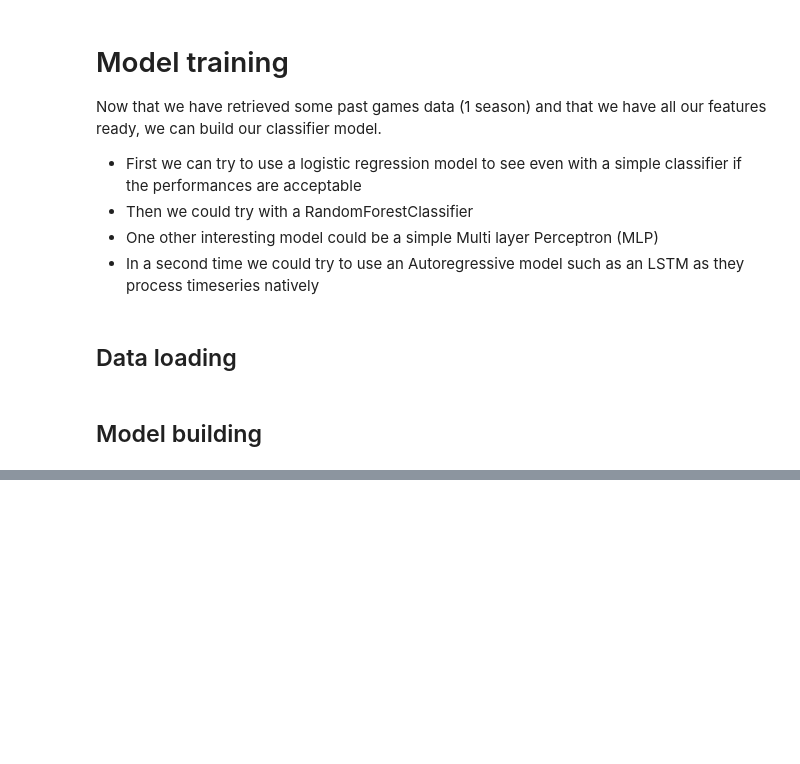
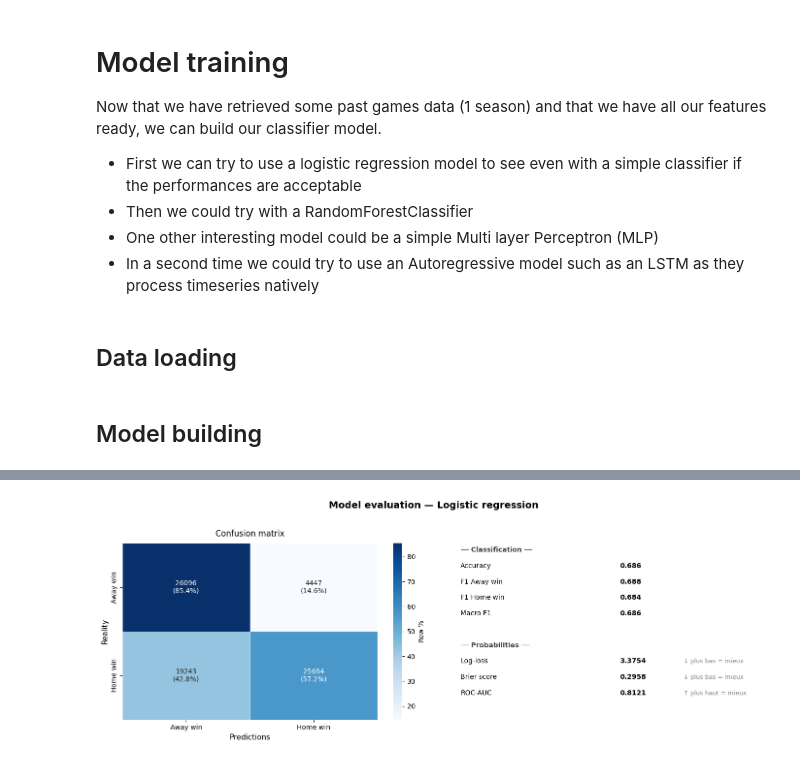
Before and after one commit to Benjam8/LiveWinningProbabilityTracker, a Jupyter notebook: notebooks/02_model_training.ipynb, the cells around one changed output, grey strips where cells are left out. Saved outputs shown, nothing was run; the diff lists cells and outputs as text; code cells hidden in the pictures; blank space fills up the shorter version.

```diff
--- a/notebooks/02_model_training.ipynb
+++ b/notebooks/02_model_training.ipynb
@@ -28,0 +60,15 @@ df = pd.read_csv()
+# %%
+X_train = df_train.drop(['GAME_ID', 'home_win'], axis=1)
+y_train = df_train['home_win'].values
+
+X_test = df_test.drop(['GAME_ID', 'home_win'], axis=1)
+y_test = df_test['home_win'].values
+# %%
+# Now we can train on the train set
+
+model = LogisticRegression()
+
+scaler = StandardScaler()
+
+X_train_scaled = scaler.fit_transform(X_train)
+X_test_scaled = scaler.transform(X_test)
@@ -28,0 +77,2 @@ df = pd.read_csv()
+# %%
+model.fit(X_train_scaled, y_train)
@@ -28,0 +81,3 @@ df = pd.read_csv()
+# %%
+y_pred = model.predict(X_test_scaled)
+y_pred_proba = model.predict_proba(X_test_scaled)
@@ -28,0 +97,77 @@ df = pd.read_csv()
+# %%
+def plot_confusion_matrix(y_true, y_pred, y_proba):
+    """
+    Matrice de confusion enrichie :
+    - valeurs absolues + pourcentages
+    - métriques clés en dessous
+    """
+    cm = confusion_matrix(y_true, y_pred)
+    cm_pct = cm.astype(float) / cm.sum(axis=1, keepdims=True) * 100
+
+    fig, axes = plt.subplots(1, 2, figsize=(14, 5))
+    fig.suptitle("Model evaluation — Logistic regression",
+                 fontsize=14, fontweight='bold', y=1.02)
+
+    # Confusion matrix
+    ax = axes[0]
+    labels = ["Away win", "Home win"]
+    annot = np.array([
+        [f"{cm[i,j]}\n({cm_pct[i,j]:.1f}%)" for j in range(2)]
+        for i in range(2)
+    ])
+    sns.heatmap(
+        cm_pct, annot=annot, fmt='', cmap='Blues',
+        xticklabels=labels, yticklabels=labels,
+        linewidths=0.5, linecolor='white',
+        cbar_kws={'label': 'Row %'}, ax=ax
+    )
+    ax.set_xlabel("Predictions", fontsize=11)
+    ax.set_ylabel("Reality", fontsize=11)
+    ax.set_title("Confusion matrix", fontsize=12, pad=10)
+
+    # Text metrics
+    ax2 = axes[1]
+    ax2.axis('off')
+
+    report = classification_report(y_true, y_pred,
+                                   target_names=labels, output_dict=True)
+    ll    = log_loss(y_true, y_proba)
+    brier = brier_score_loss(y_true, y_proba)
+    auc   = roc_auc_score(y_true, y_proba)
+
+    metrics = [
+        ("── Classification ──", "", ""),
+        ("Accuracy",     f"{report['accuracy']:.3f}", ""),
+        ("F1 Away win",  f"{report['Away win']['f1-score']:.3f}", ""),
+        ("F1 Home win",  f"{report['Home win']['f1-score']:.3f}", ""),
+        ("Macro F1",     f"{report['macro avg']['f1-score']:.3f}", ""),
+        ("", "", ""),
+        ("── Probabilities ──", "", ""),
+        ("Log-loss",     f"{ll:.4f}",    "↓ plus bas = mieux"),
+        ("Brier score",  f"{brier:.4f}", "↓ plus bas = mieux"),
+        ("ROC-AUC",      f"{auc:.4f}",   "↑ plus haut = mieux"),
+    ]
+
+    y_pos = 0.95
+    for name, val, hint in metrics:
+        if name.startswith("──"):
+            ax2.text(0.05, y_pos, name, fontsize=10,
+                     fontweight='bold', color='#444', transform=ax2.transAxes)
+        else:
+            ax2.text(0.05, y_pos, name,  fontsize=10, transform=ax2.transAxes)
+            ax2.text(0.55, y_pos, val,   fontsize=10, fontweight='bold',
+                     transform=ax2.transAxes)
+            ax2.text(0.75, y_pos, hint,  fontsize=9,  color='gray',
+                     transform=ax2.transAxes)
+        y_pos -= 0.09
+
+    plt.tight_layout()
+    # plt.savefig('notebooks/figures/confusion_matrix.png', dpi=150, bbox_inches='tight')
+    plt.show()
+
+# Appel
+y_pred  = model.predict(X_test)
+y_proba = model.predict_proba(X_test)[:, 1]
+plot_confusion_matrix(y_test, y_pred, y_proba)
+# %% [output]
+[figure, added]
```
Also changed, not shown: parts of 14 cells of this notebook, 1 other file.
